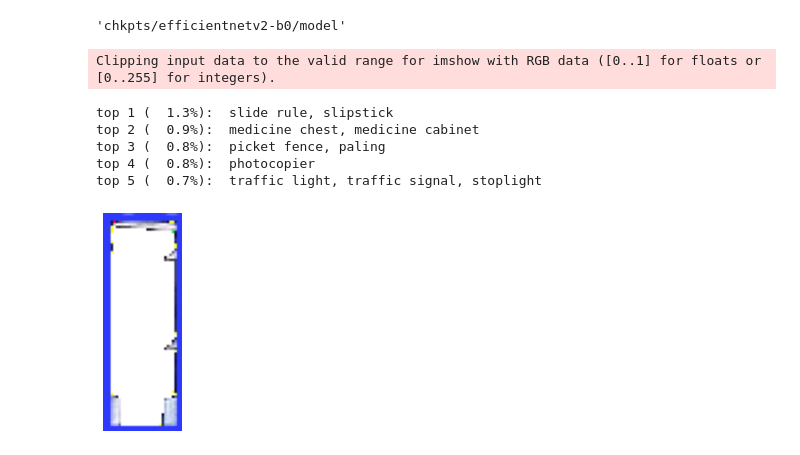
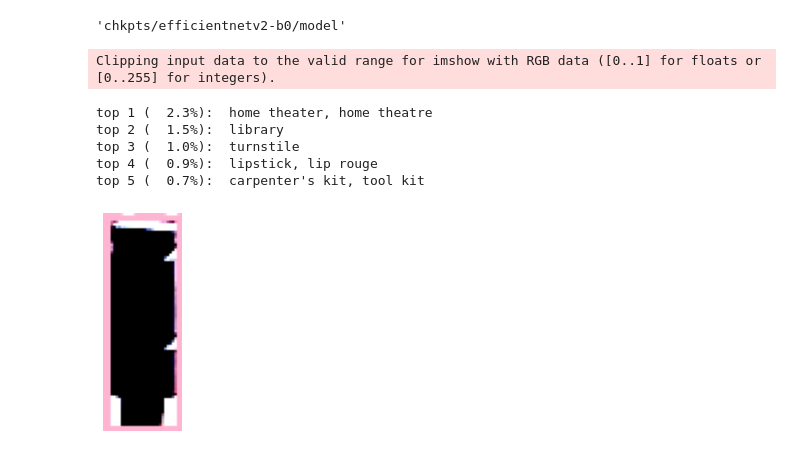
Before and after one commit to datasith/ds-experiments-yolov5-efficientnetv2, a Jupyter notebook: demo.ipynb, the cells around one changed output. Drawn from its saved outputs; the diff is of its cells as text; code cells hidden in the pictures.

```diff
--- a/demo.ipynb
+++ b/demo.ipynb
@@ -261,42 +261,41 @@ chkpts_path
 from absl import logging
 logging.set_verbosity(logging.ERROR)
 tf.keras.backend.clear_session()
 model = effnetv2_model.EffNetV2Model(model_name=MODEL)
 _ = model(tf.ones([1, 224, 224, 3]), training=False)
 _ = model.load_weights(chkpts_path)
 cfg = model.cfg
 
 # Pre-process image
-# mean_rgb = [0.485 * 255, 0.456 * 255, 0.406 * 255]
-# stddev_rgb = [0.229 * 255, 0.224 * 255, 0.225 * 255]
-# img_opencv = im0_crop.copy() - mean_rgb
-# img_opencv = img_opencv / stddev_rgb
-img_opencv = im0_crop.copy() - 128
-img_opencv = img_opencv / 128
+mean_rgb = [0.485 * 255, 0.456 * 255, 0.406 * 255]
+stddev_rgb = [0.229 * 255, 0.224 * 255, 0.225 * 255]
+img_opencv = cv2.cvtColor(im0_crop.copy(), cv2.COLOR_BGR2RGB)
+img_opencv = img_opencv - mean_rgb
+img_opencv = img_opencv / stddev_rgb
 img_opencv = np.expand_dims(img_opencv.astype(float), axis=0)
 logits = model(img_opencv, False)
 
 # Output classes and probability
 pred = tf.keras.layers.Softmax()(logits)
 # Output classes and probability
 pred = tf.keras.layers.Softmax()(logits)
 idx = tf.argsort(logits[0])[::-1][:5].numpy()
 import ast
 classes = ast.literal_eval(open(LABELS_PATH, "r").read())
 for i, id in enumerate(idx):
     print(f'top {i+1} ({pred[0][id]*100:5.1f}%):  {classes[id]} ')
 
 fig = plt.figure(facecolor='w', edgecolor='k', frameon=False)
 ax = fig.add_subplot(111)
 plt.imshow(img_opencv[0])
 _ = ax.set_aspect('equal')
 ax.set_axis_off()
 # plt.show()
 # %% [output]
 Clipping input data to the valid range for imshow with RGB data ([0..1] for floats or [0..255] for integers).
-top 1 (  1.3%):  slide rule, slipstick
-top 2 (  0.9%):  medicine chest, medicine cabinet
-top 3 (  0.8%):  picket fence, paling
-top 4 (  0.8%):  photocopier
-top 5 (  0.7%):  traffic light, traffic signal, stoplight
+top 1 (  2.3%):  home theater, home theatre
+top 2 (  1.5%):  library
+top 3 (  1.0%):  turnstile
+top 4 (  0.9%):  lipstick, lip rouge
+top 5 (  0.7%):  carpenter's kit, tool kit
-[figure, old version]
+[figure, new version]
```
